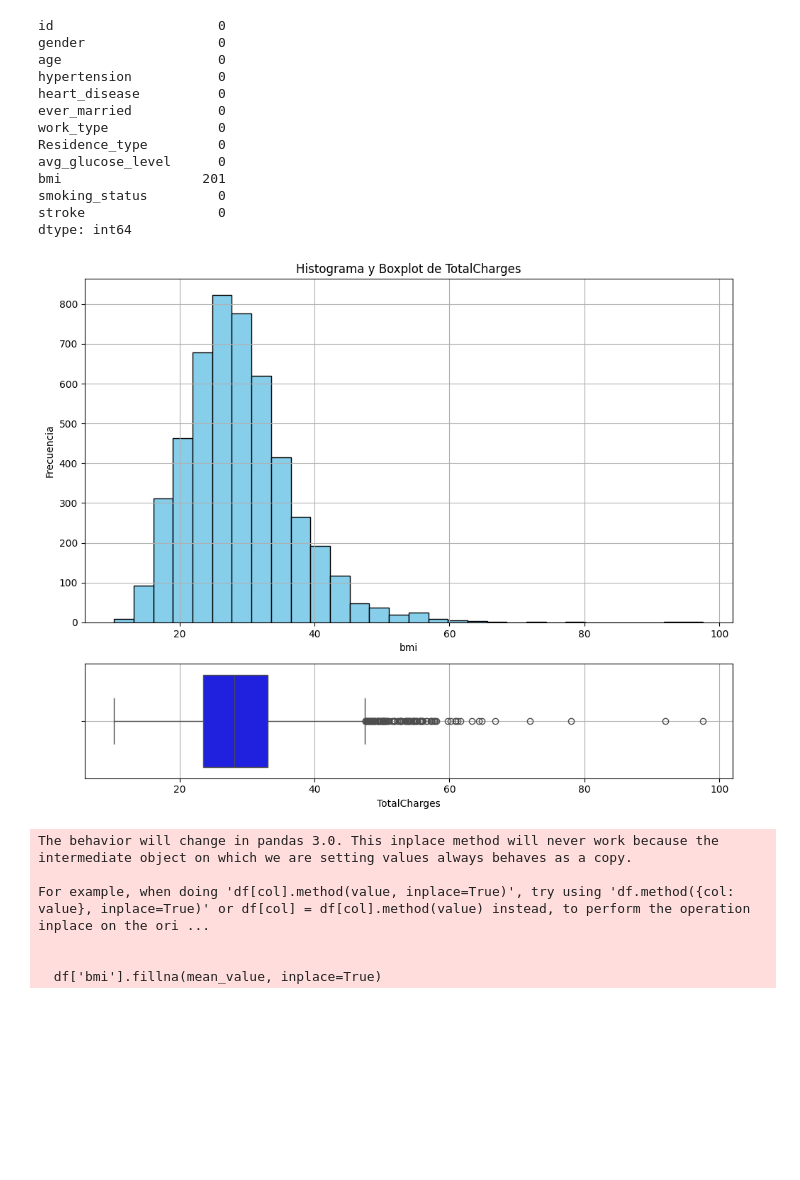
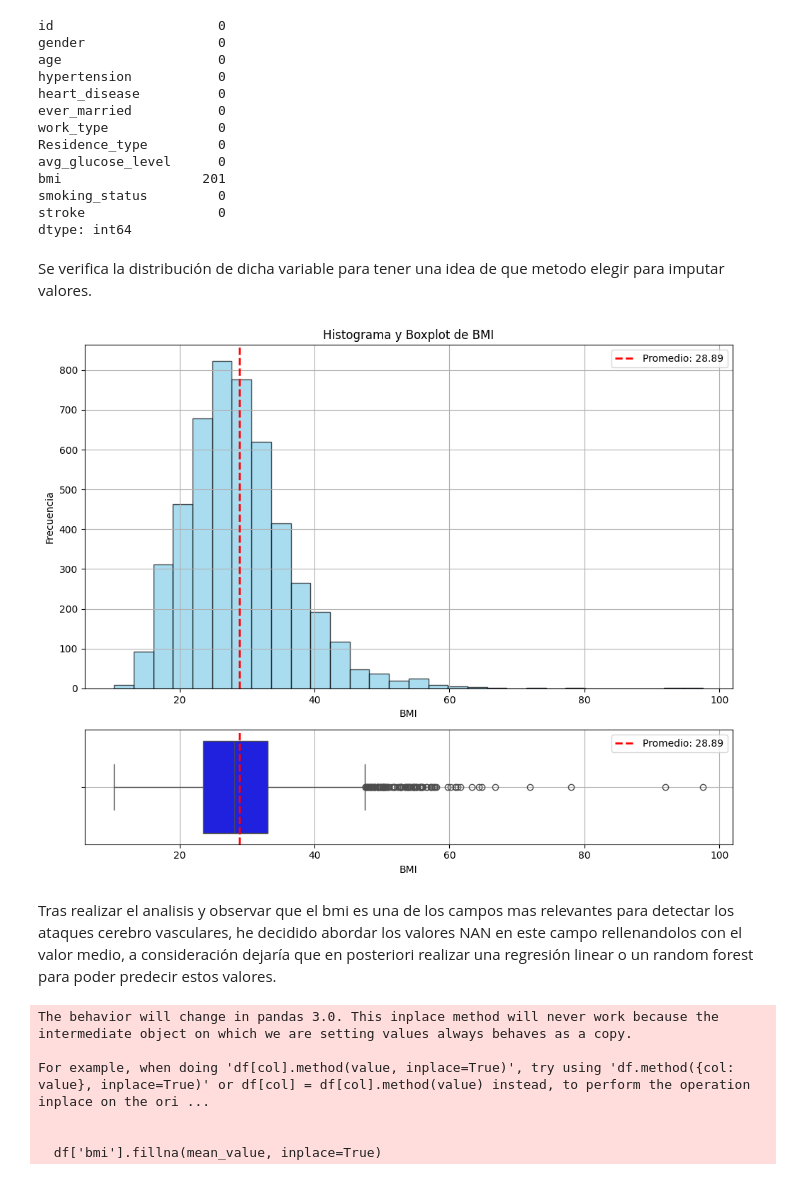
Before and after one commit to EderCabascango/Accidentes_Cerebro_Vasculares, a Jupyter notebook: Accidentes_Cerebro_Vasculares.ipynb, the cells around one changed output. Saved outputs shown, nothing was run; the diff lists cells and outputs as text; code cells hidden in the pictures; blank space fills up the shorter version.

```diff
--- a/Accidentes_Cerebro_Vasculares.ipynb
+++ b/Accidentes_Cerebro_Vasculares.ipynb
@@ -85,30 +112,39 @@ bmi                  201
 smoking_status         0
 stroke                 0
 dtype: int64
+# %% [markdown]
+Se verifica la distribución de dicha variable para tener una idea de que metodo elegir para imputar valores.
 # %%
 # Filtrar valores nulos para evitar errores
 df_clean = df['bmi'].dropna()
 
+# Calcular el promedio
+mean_value = np.mean(df_clean)
+
 # Crear figura y subplots
 fig, axes = plt.subplots(2, 1, figsize=(10, 8), gridspec_kw={'height_ratios': [3, 1]})
 
-# Histograma
-axes[0].hist(df_clean, bins=30, edgecolor='black', color='skyblue')
-axes[0].set_xlabel('bmi')
+axes[0].hist(df_clean, bins=30, edgecolor='black', color='skyblue', alpha=0.7)
+axes[0].axvline(mean_value, color='red', linestyle='dashed', linewidth=2, label=f'Promedio: {mean_value:.2f}')
+axes[0].set_xlabel('BMI')
 axes[0].set_ylabel('Frecuencia')
-axes[0].set_title('Histograma y Boxplot de TotalCharges')
+axes[0].set_title('Histograma y Boxplot de BMI')
+axes[0].legend()
 axes[0].grid(True)
 
-# Boxplot
 sns.boxplot(x=df_clean, color='blue', ax=axes[1])
-axes[1].set_xlabel('TotalCharges')
+axes[1].axvline(mean_value, color='red', linestyle='dashed', linewidth=2, label=f'Promedio: {mean_value:.2f}')
+axes[1].set_xlabel('BMI')
+axes[1].legend()
 axes[1].grid(True)
 
 # Ajustar espacio entre subplots
 plt.tight_layout()
 plt.show()
 # %% [output]
-[figure, old version]
+[figure, new version]
+# %% [markdown]
+Tras realizar el analisis y observar que el bmi es una de los campos mas relevantes para detectar los ataques cerebro vasculares, he decidido abordar los valores NAN en este campo rellenandolos con el valor medio, a consideración dejaría que en posteriori realizar una regresión linear o un random forest para poder predecir estos valores.
 # %%
 #Rellena con la mediana los valores NAN
 mean_value = df['bmi'].mean()
```
Also changed, not shown: parts of 49 cells of this notebook.
